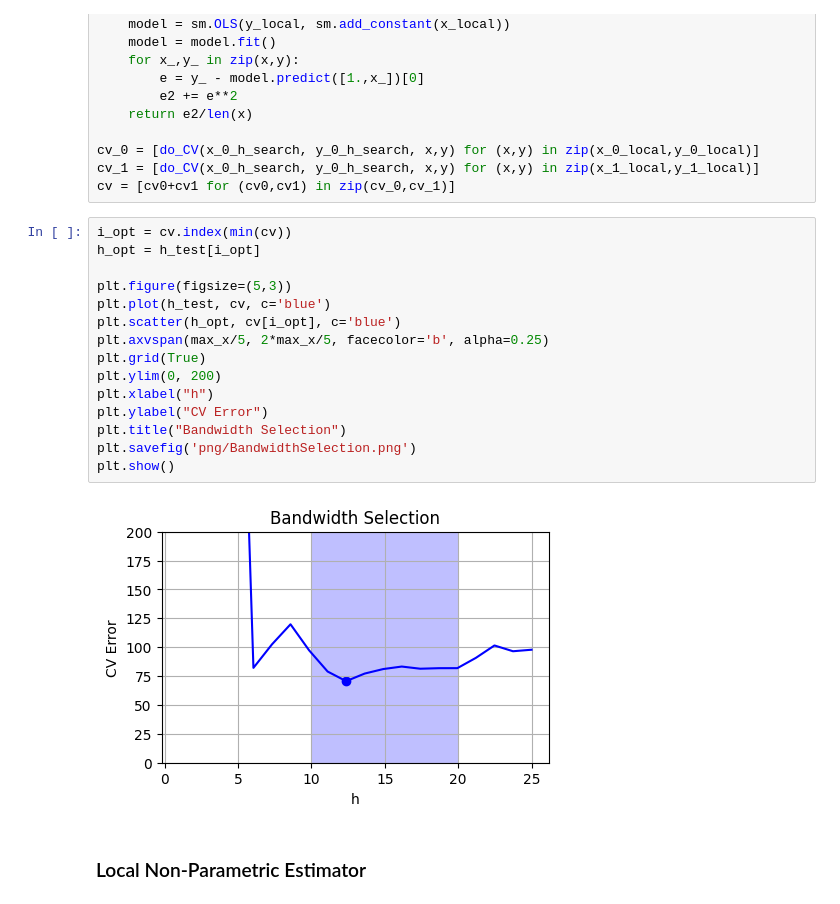
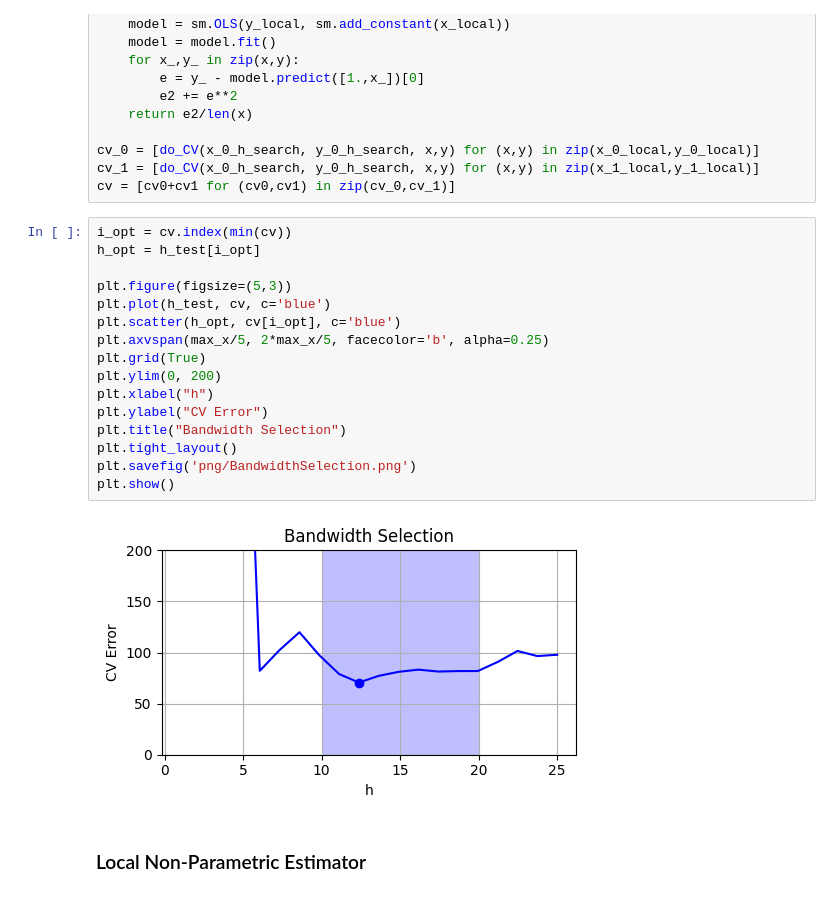
Before and after one commit to TiagoCAAmorim/causal_inference, a Jupyter notebook: Seminario/RegressionDiscontinuity.ipynb, the cells around one changed output. Drawn from its saved outputs; the diff is of its cells as text.

```diff
--- a/Seminario/RegressionDiscontinuity.ipynb
+++ b/Seminario/RegressionDiscontinuity.ipynb
@@ -96,20 +99,21 @@ cv = [cv0+cv1 for (cv0,cv1) in zip(cv_0,cv_1)]
 # %%
 i_opt = cv.index(min(cv))
 h_opt = h_test[i_opt]
 
 plt.figure(figsize=(5,3))
 plt.plot(h_test, cv, c='blue')
 plt.scatter(h_opt, cv[i_opt], c='blue')
 plt.axvspan(max_x/5, 2*max_x/5, facecolor='b', alpha=0.25)
 plt.grid(True)
 plt.ylim(0, 200)
 plt.xlabel("h")
 plt.ylabel("CV Error")
 plt.title("Bandwidth Selection")
+plt.tight_layout()
 plt.savefig('png/BandwidthSelection.png')
 plt.show()
 # %% [output]
-[figure, old version]
+[figure, new version]
 # %% [markdown]
 ### Local Non-Parametric Estimator
 # %%
```
Also changed, not shown: parts of 10 cells of this notebook, 9 other files.
